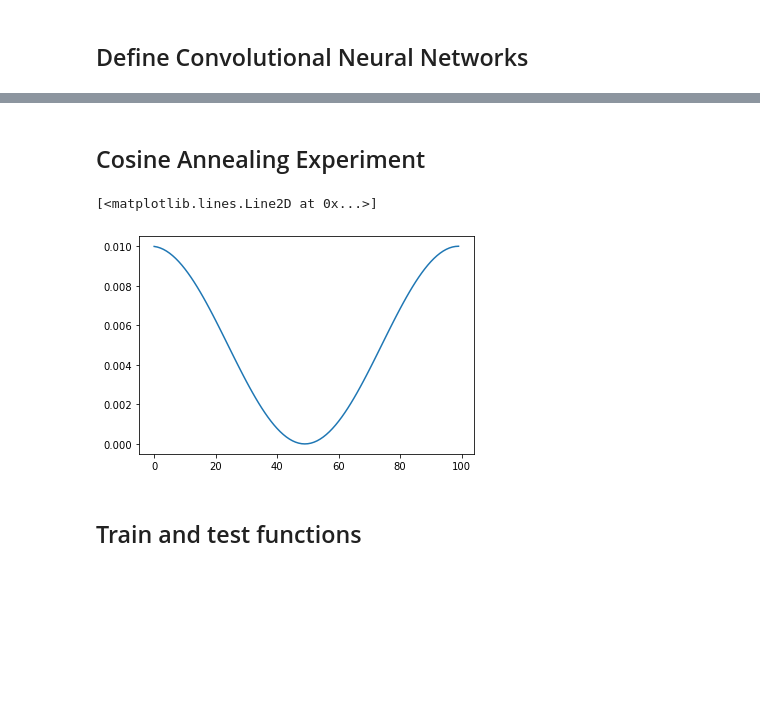
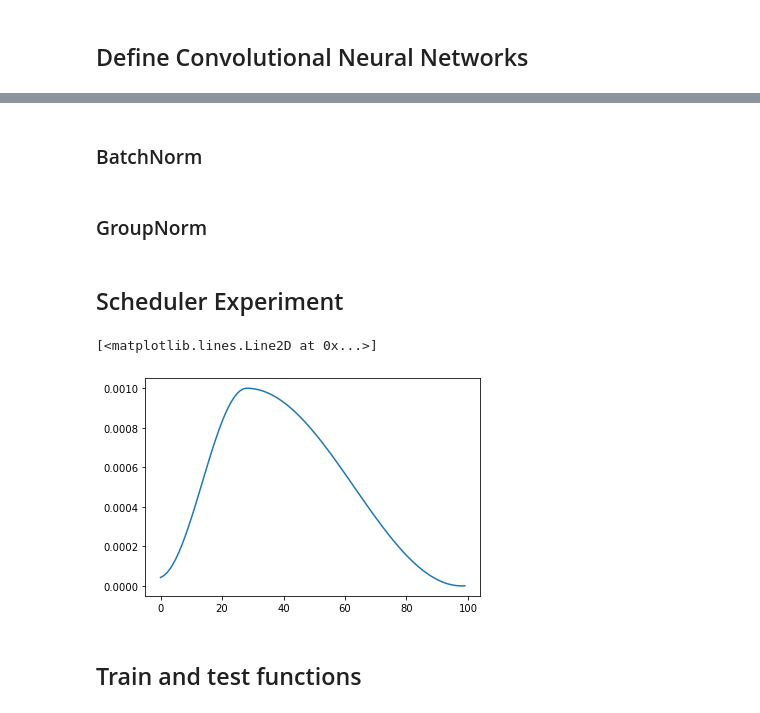
Before and after one commit to ThomScottW/CIFAR_CNNs, a Jupyter notebook: Experiments.ipynb, the cells around one changed output, grey strips where cells are left out. Drawn from its saved outputs; the diff is of its cells as text; code cells hidden in the pictures; blank space fills up the shorter version.

```diff
--- a/Experiments.ipynb
+++ b/Experiments.ipynb
@@ -241,0 +152,2 @@ class CIFAR_High_CNN(nn.Module):
+# %% [markdown]
+### BatchNorm
@@ -241,0 +191,2 @@ class CIFAR_High_CNN(nn.Module):
+# %% [markdown]
+### GroupNorm
@@ -242,31 +230,31 @@ class CIFAR_High_CNN(nn.Module):
 # %% [markdown]
-## Cosine Annealing Experiment
+## Scheduler Experiment
 # %%
 import matplotlib.pyplot as plt
 
 model = torch.nn.Linear(in_features=10, out_features=10)
 num_epochs=100
 lrs = [0] * num_epochs
 optimizer = torch.optim.Adam(model.parameters(), lr=0.01)
-scheduler = torch.optim.lr_scheduler.CosineAnnealingLR(optimizer, T_max=50)
+scheduler = torch.optim.lr_scheduler.OneCycleLR(optimizer, max_lr=0.001, epochs=num_epochs, steps_per_epoch=1)
 loss_function = nn.CrossEntropyLoss()
 
 for epoch in range(num_epochs):
     outputs = model(torch.randn(10, 10))
     loss = loss_function(outputs, torch.randint(0, 10, size=(10,)))
 
     optimizer.zero_grad()
     loss.backward()
     optimizer.step()
     scheduler.step()
 
     lrs[epoch] = scheduler.get_last_lr()[0]
 
 
 plt.plot(lrs)
 # %% [output]
 [<matplotlib.lines.Line2D at 0x...>]
-[figure, old version]
+[figure, new version]
 # %% [markdown]
 ## Train and test functions
 # %%
```
Also changed, not shown: parts of 40 cells of this notebook.
